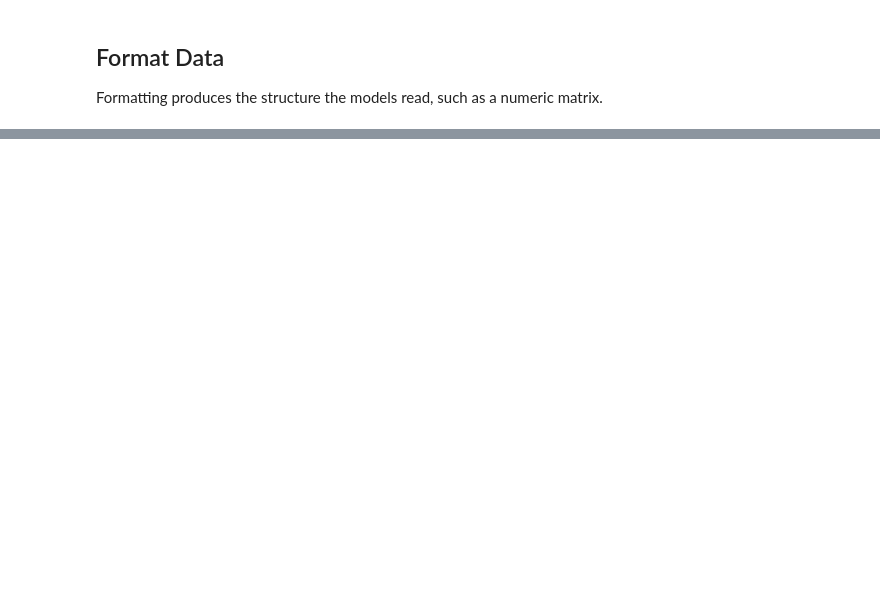
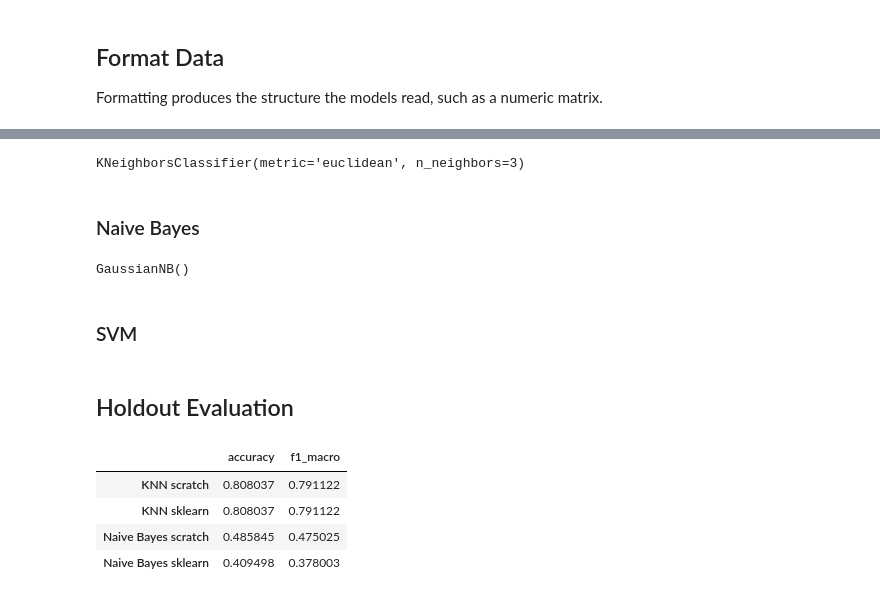
Before and after one commit to naufalromi/IF3170_G05_Aksin-ya, a Jupyter notebook: docs/Tugas_Besar_2_IF3170_Inteligensi_Artifisial_2026_2027.ipynb, the cells around one changed output, grey strips where cells are left out. Cells and saved outputs as stored; diff of their text form; code cells hidden in the pictures; blank space fills up the shorter version.

```diff
--- a/docs/Tugas_Besar_2_IF3170_Inteligensi_Artifisial_2026_2027.ipynb
+++ b/docs/Tugas_Besar_2_IF3170_Inteligensi_Artifisial_2026_2027.ipynb
@@ -546,0 +800,7 @@ all original features; the selection experiment currently applies to encoded dat
+# %%
+nb_scratch = NaiveBayes(
+    numeric_cols=nb_numeric_cols,
+    categorical_cols=nb_categorical_cols,
+)
+nb_scratch.fit(X_train_nb, y_train_nb)
+nb_val_pred = nb_scratch.predict(X_val_nb)
@@ -546,0 +813,20 @@ all original features; the selection experiment currently applies to encoded dat
+# %%
+knn_sklearn = KNeighborsClassifier(
+    n_neighbors=3, metric="euclidean", weights="uniform"
+)
+knn_sklearn.fit(X_train, y_train)
+knn_sklearn_val_pred = knn_sklearn.predict(X_val)
+knn_sklearn
+# %% [output]
+KNeighborsClassifier(metric='euclidean', n_neighbors=3)
+# %% [markdown]
+### Naive Bayes
+# %%
+nb_sklearn = GaussianNB()
+nb_sklearn.fit(X_train, y_train)
+nb_sklearn_val_pred = nb_sklearn.predict(X_val)
+nb_sklearn
+# %% [output]
+GaussianNB()
+# %% [markdown]
+### SVM
@@ -546,0 +838,33 @@ all original features; the selection experiment currently applies to encoded dat
+# %% [markdown]
+## Holdout Evaluation
+# %%
+holdout_predictions = {
+    "KNN scratch": knn_val_pred,
+    "Naive Bayes scratch": nb_val_pred,
+    # "SVM scratch": svm_val_pred,
+    "KNN sklearn": knn_sklearn_val_pred,
+    "Naive Bayes sklearn": nb_sklearn_val_pred,
+    # "SVM sklearn": svm_sklearn_val_pred,
+}
+
+def holdout(predictions, y_true):
+    rows = {}
+    for name, y_pred in predictions.items():
+        rows[name] = {
+            "accuracy": accuracy_score(y_true, y_pred),
+            "f1_macro": f1_score(
+                y_true, y_pred, average="macro", zero_division=0
+            ),
+        }
+    return pd.DataFrame(rows).T.sort_values(
+        "f1_macro", ascending=False
+    )
+
+holdout_results = holdout(holdout_predictions, y_val)
+holdout_results
+# %% [output]
+|  | accuracy | f1_macro |
+| KNN scratch | 0.808037 | 0.791122 |
+| KNN sklearn | 0.808037 | 0.791122 |
+| Naive Bayes scratch | 0.485845 | 0.475025 |
+| Naive Bayes sklearn | 0.409498 | 0.378003 |
```
Also changed, not shown: parts of 46 cells of this notebook.
